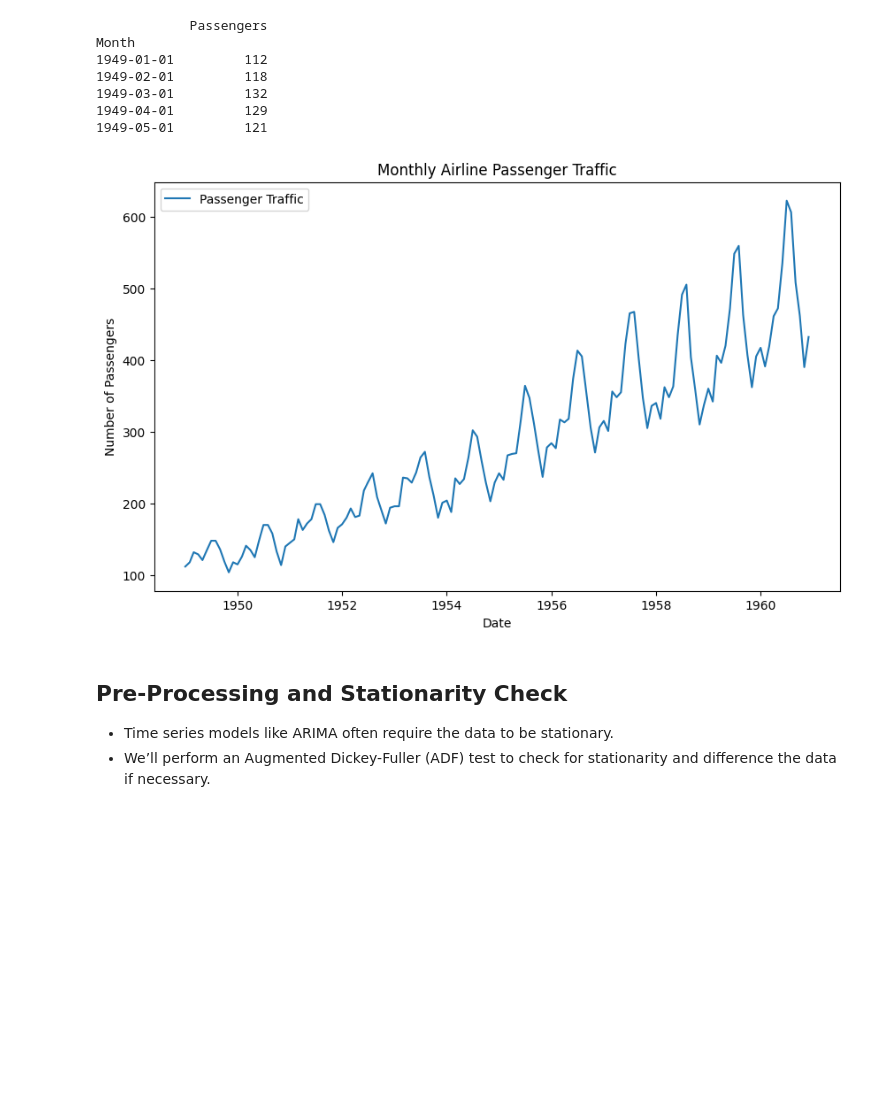
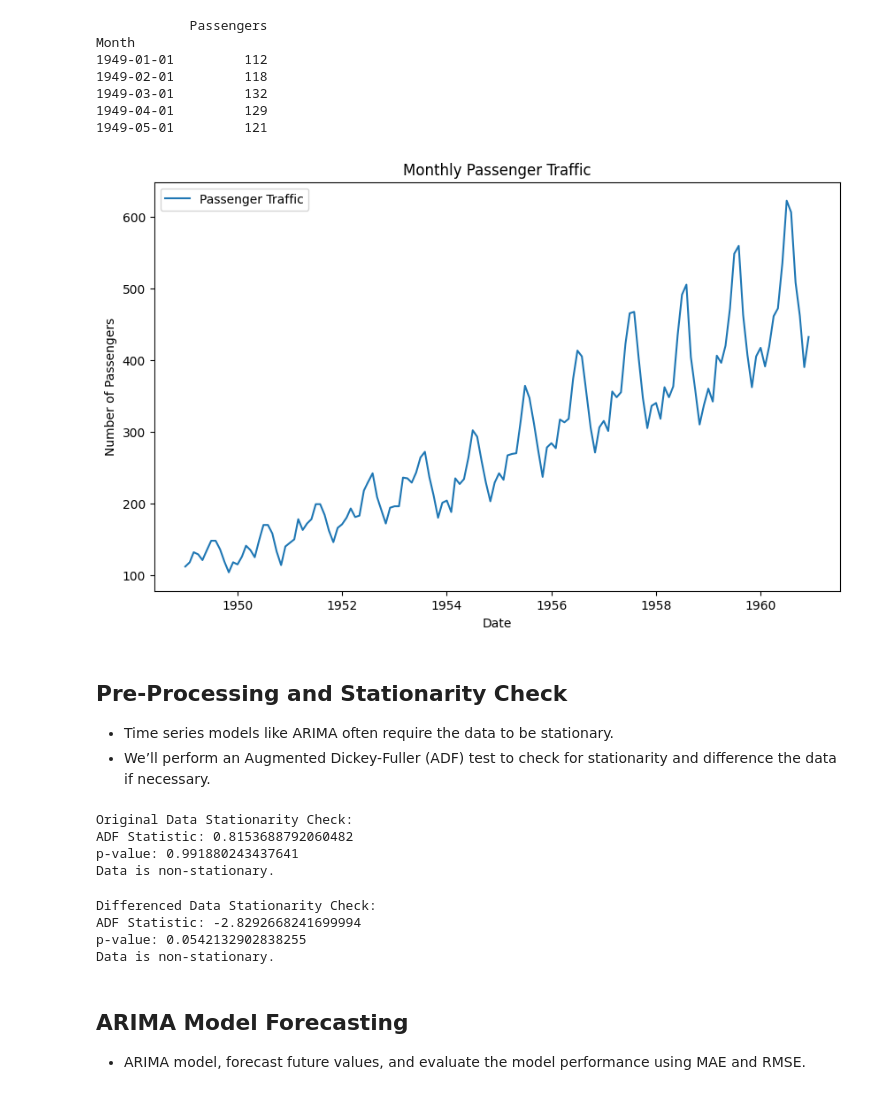
Before and after one commit to sameer-at-git/Energy-Demand-Forecasting-using-ARIMA, a Jupyter notebook: dataset.ipynb, the cells around one changed output. Cells and saved outputs as stored; diff of their text form; code cells hidden in the pictures; blank space fills up the shorter version.

Commit message:
Added More visualization

```diff
--- a/dataset.ipynb
+++ b/dataset.ipynb
@@ -25,14 +25,43 @@ Month
 # %%
 plt.figure(figsize=(10, 6))
 plt.plot(data, label='Passenger Traffic')
-plt.title('Monthly Airline Passenger Traffic')
+plt.title('Monthly Passenger Traffic')
 plt.xlabel('Date')
 plt.ylabel('Number of Passengers')
 plt.legend()
 plt.show()
 # %% [output]
-[figure, old version]
+[figure, new version]
 # %% [markdown]
 ## Pre-Processing and Stationarity Check
 - Time series models like ARIMA often require the data to be stationary.
 - We’ll perform an Augmented Dickey-Fuller (ADF) test to check for stationarity and difference the data if necessary.
+# %%
+def check_stationarity(series):
+    result = adfuller(series)
+    print("ADF Statistic:", result[0])
+    print("p-value:", result[1])
+    if result[1] > 0.05:
+        print("Data is non-stationary.")
+    else:
+        print("Data is stationary.")
+
+print("Original Data Stationarity Check:")
+check_stationarity(data['Passengers'])
+# %% [output]
+Original Data Stationarity Check:
+ADF Statistic: 0.8153688792060482
+p-value: 0.991880243437641
+Data is non-stationary.
+# %%
+data_diff = data.diff().dropna()
+print("\nDifferenced Data Stationarity Check:")
+check_stationarity(data_diff['Passengers'])
+# %% [output]
+Differenced Data Stationarity Check:
+ADF Statistic: -2.8292668241699994
+p-value: 0.0542132902838255
+Data is non-stationary.
+# %% [markdown]
+## ARIMA Model Forecasting
+- ARIMA model, forecast future values, and evaluate the model performance using MAE and RMSE.
```
Also changed, not shown: parts of 8 cells of this notebook, 1 other file.
